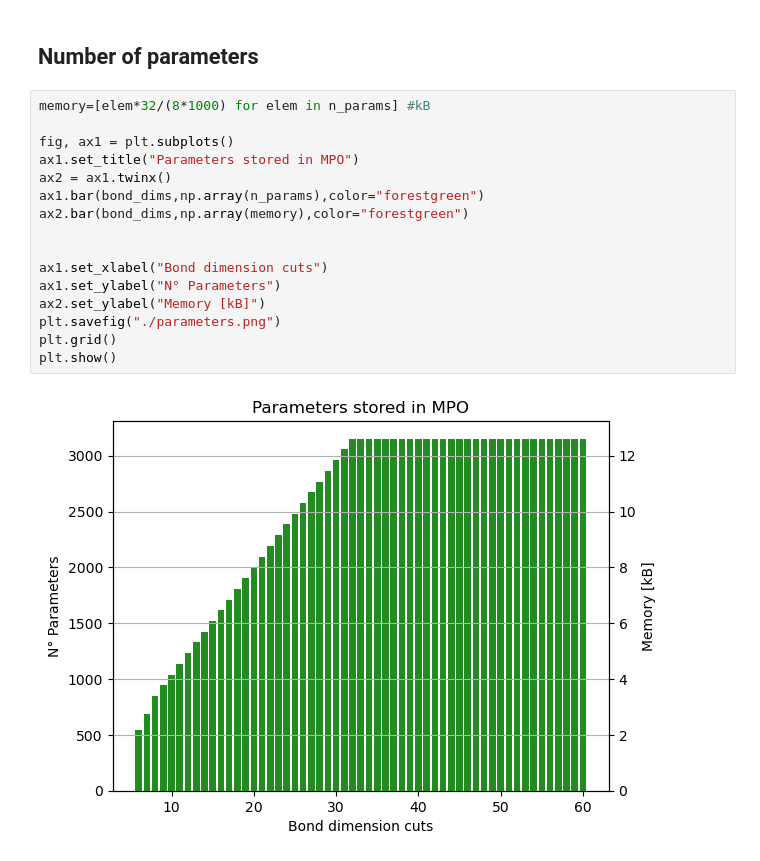
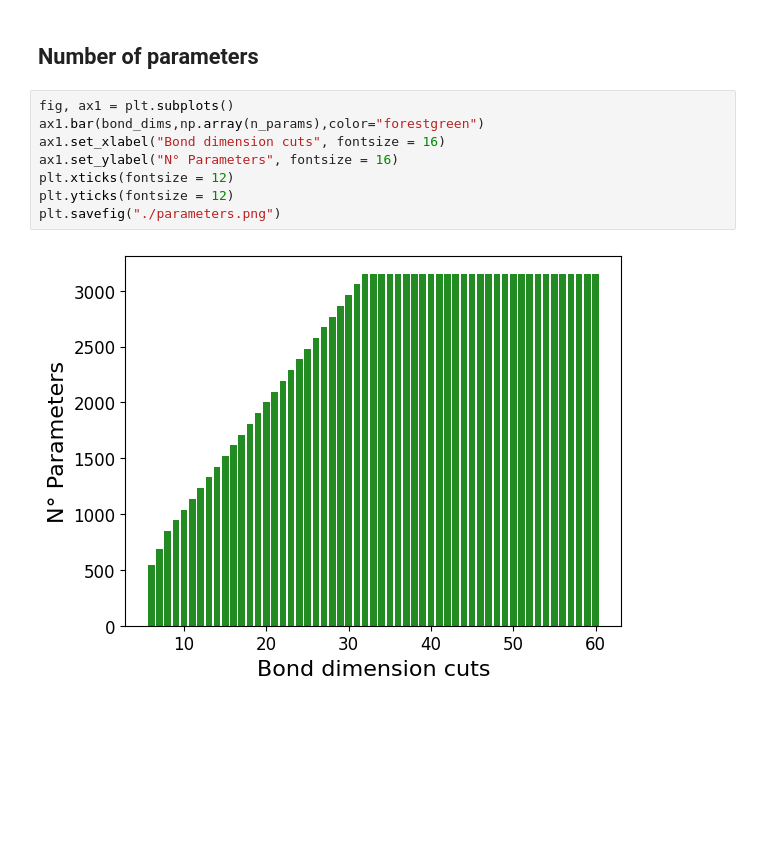
Before and after one commit to andremfreitas/Tensor-Network-Hackathon-2024, a Jupyter notebook: tn_machine_learning/task4_MPO.ipynb, the cells around one changed output. Saved outputs shown, nothing was run; the diff lists cells and outputs as text; blank space fills up the shorter version.

```diff
--- a/tn_machine_learning/task4_MPO.ipynb
+++ b/tn_machine_learning/task4_MPO.ipynb
@@ -402,20 +418,12 @@ plt.show()
 # %% [markdown]
 ## Number of parameters
 # %%
-memory=[elem*32/(8*1000) for elem in n_params] #kB
-
 fig, ax1 = plt.subplots()
-ax1.set_title("Parameters stored in MPO")
-ax2 = ax1.twinx()
 ax1.bar(bond_dims,np.array(n_params),color="forestgreen")
-ax2.bar(bond_dims,np.array(memory),color="forestgreen")
-
-
-ax1.set_xlabel("Bond dimension cuts")
-ax1.set_ylabel("N° Parameters")
-ax2.set_ylabel("Memory [kB]")
+ax1.set_xlabel("Bond dimension cuts", fontsize = 16)
+ax1.set_ylabel("N° Parameters", fontsize = 16)
+plt.xticks(fontsize = 12)
+plt.yticks(fontsize = 12)
 plt.savefig("./parameters.png")
-plt.grid()
-plt.show()
 # %% [output]
-[figure, old version]
+[figure, new version]
```
Also changed, not shown: parts of 8 cells of this notebook, 53 other files.
